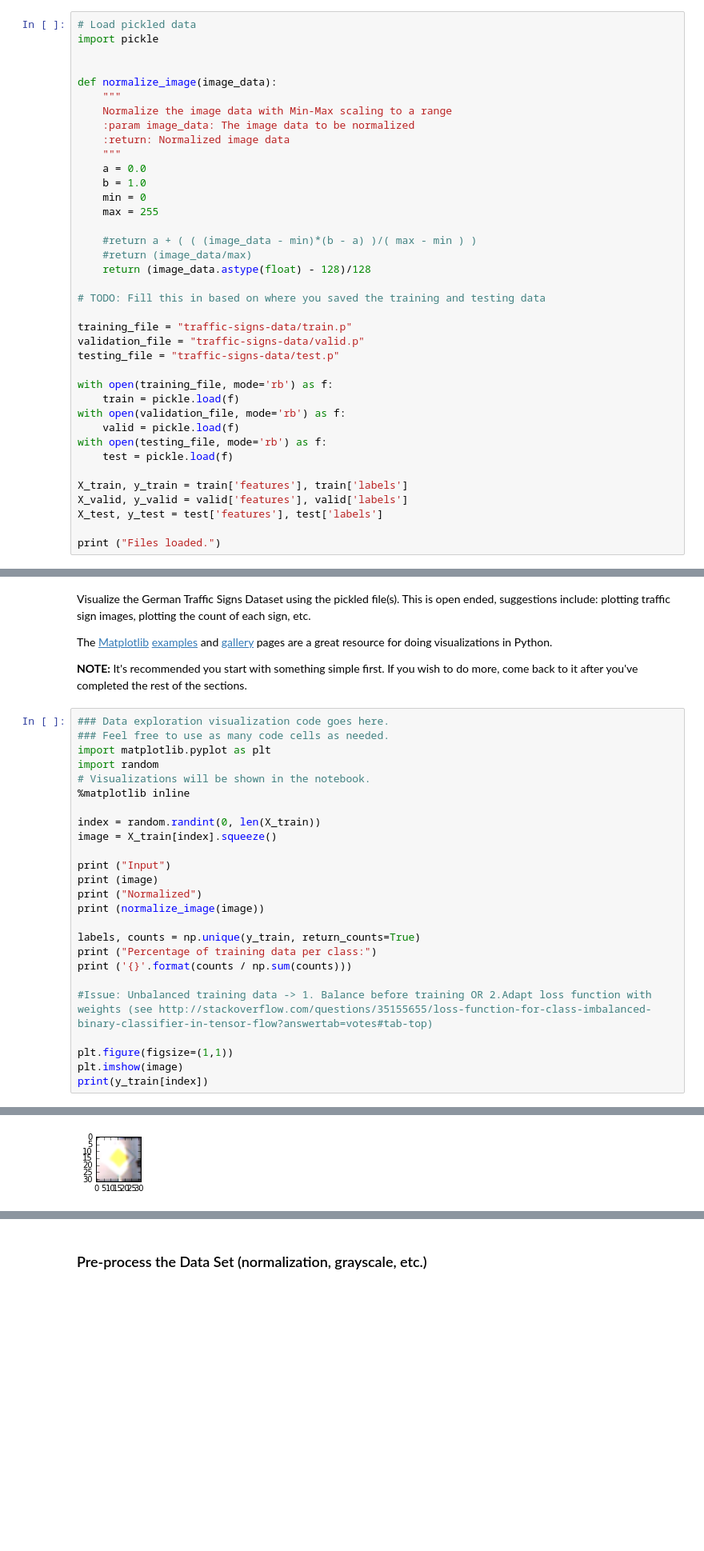
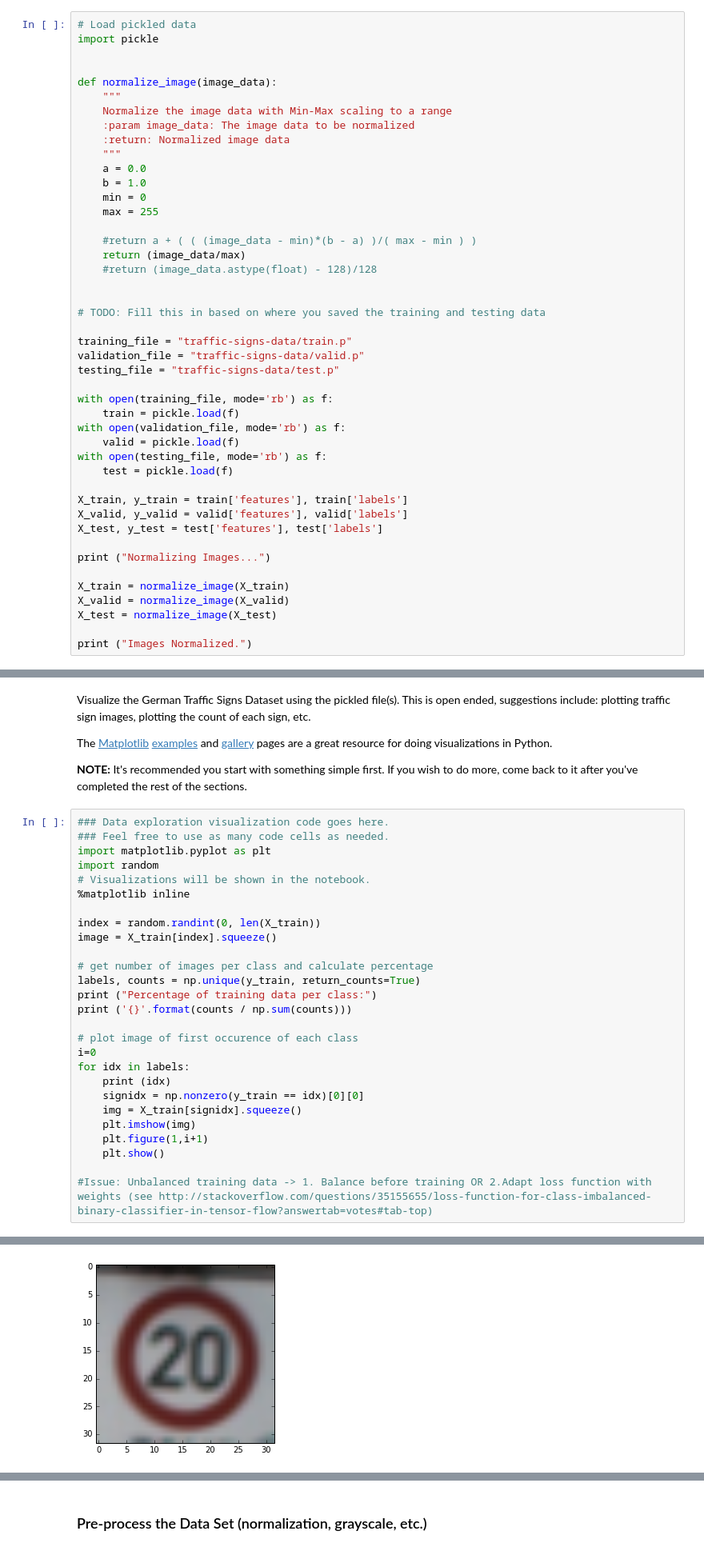
Before and after one commit to andreas28/CarND, a Jupyter notebook: CarND-Traffic-Sign-Classifier-Project/Traffic_Sign_Classifier.ipynb, the cells around one changed output, grey strips where cells are left out. Shown at 80% size. Drawn from its saved outputs; the diff is of its cells as text; blank space fills up the shorter version.

Commit message:
5images

```diff
--- a/CarND-Traffic-Sign-Classifier-Project/Traffic_Sign_Classifier.ipynb
+++ b/CarND-Traffic-Sign-Classifier-Project/Traffic_Sign_Classifier.ipynb
@@ -36,8 +36,9 @@ def normalize_image(image_data):
     max = 255
 
     #return a + ( ( (image_data - min)*(b - a) )/( max - min ) )
-    #return (image_data/max)
-    return (image_data.astype(float) - 128)/128
+    return (image_data/max)
+    #return (image_data.astype(float) - 128)/128
+
 
 # TODO: Fill this in based on where you saved the training and testing data
 
@@ -56,5 +57,11 @@ X_train, y_train = train['features'], train['labels']
 X_valid, y_valid = valid['features'], valid['labels']
 X_test, y_test = test['features'], test['labels']
 
-print ("Files loaded.")
+print ("Normalizing Images...")
+
+X_train = normalize_image(X_train)
+X_valid = normalize_image(X_valid)
+X_test = normalize_image(X_test)
+
+print ("Images Normalized.")
 # %% [output]
@@ -119,18 +127,20 @@ import random
 index = random.randint(0, len(X_train))
 image = X_train[index].squeeze()
 
-print ("Input")
-print (image)
-print ("Normalized")
-print (normalize_image(image))
-
+# get number of images per class and calculate percentage
 labels, counts = np.unique(y_train, return_counts=True)
 print ("Percentage of training data per class:")
 print ('{}'.format(counts / np.sum(counts)))
 
+# plot image of first occurence of each class
+i=0
+for idx in labels:
+    print (idx)
+    signidx = np.nonzero(y_train == idx)[0][0]
+    img = X_train[signidx].squeeze()
+    plt.imshow(img)
+    plt.figure(1,i+1)
+    plt.show()
+
 #Issue: Unbalanced training data -> 1. Balance before training OR 2.Adapt loss function with weights (see http://stackoverflow.com/questions/35155655/loss-function-for-class-imbalanced-binary-classifier-in-tensor-flow?answertab=votes#tab-top)
-
-plt.figure(figsize=(1,1))
-plt.imshow(image)
-print(y_train[index])
 # %% [output]
@@ -154 +157 @@ Input
-[figure, old version]
+[figure, new version]
```
Also changed, not shown: parts of 7 cells of this notebook, 3 other files.
